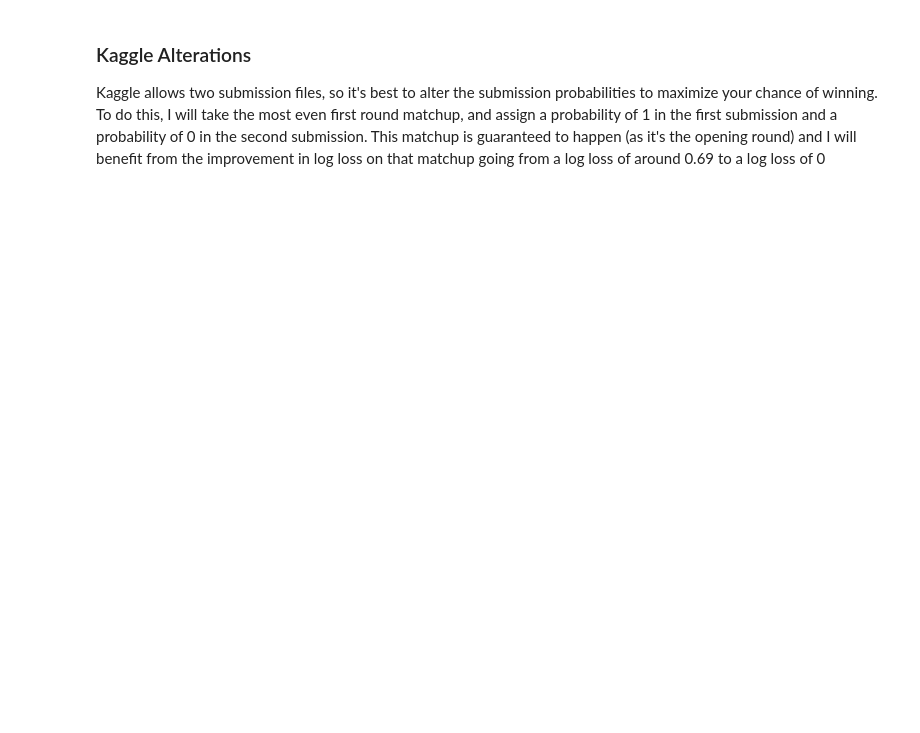
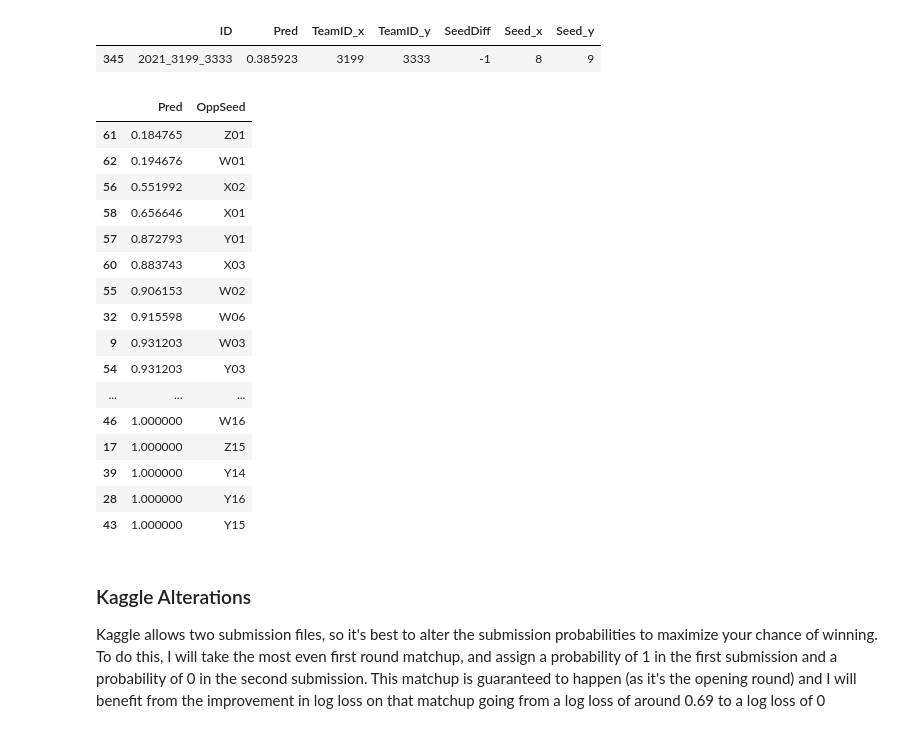
Before and after one commit to taylormerry/2021-March-Madness, a Jupyter notebook: W4.1_ProbabilityAlterations.ipynb, the cells around one changed output. Saved outputs shown, nothing was run; the diff lists cells and outputs as text; code cells hidden in the pictures; blank space fills up the shorter version.

```diff
--- a/W4.1_ProbabilityAlterations.ipynb
+++ b/W4.1_ProbabilityAlterations.ipynb
@@ -206,3 +337,29 @@ submission_r1.sort_values('AbsDiff')
+# %%
+submission.query('ID ==\'2021_3199_3333\'')
+# %% [output]
+|  | ID | Pred | TeamID_x | TeamID_y | SeedDiff | Seed_x | Seed_y |
+| 345 | 2021_3199_3333 | 0.385923 | 3199 | 3333 | -1 | 8 | 9 |
+# %%
+# Baylor
+print_games(3124)
+# %% [output]
+|  | Pred | OppSeed |
+| 61 | 0.184765 | Z01 |
+| 62 | 0.194676 | W01 |
+| 56 | 0.551992 | X02 |
+| 58 | 0.656646 | X01 |
+| 57 | 0.872793 | Y01 |
+| 60 | 0.883743 | X03 |
+| 55 | 0.906153 | W02 |
+| 32 | 0.915598 | W06 |
+| 9 | 0.931203 | W03 |
+| 54 | 0.931203 | Y03 |
+| ... | ... | ... |
+| 46 | 1.000000 | W16 |
+| 17 | 1.000000 | Z15 |
+| 39 | 1.000000 | Y14 |
+| 28 | 1.000000 | Y16 |
+| 43 | 1.000000 | Y15 |
 # %% [markdown]
 ### Kaggle Alterations
 
```
Also changed, not shown: parts of 27 cells of this notebook, 12 other files.
